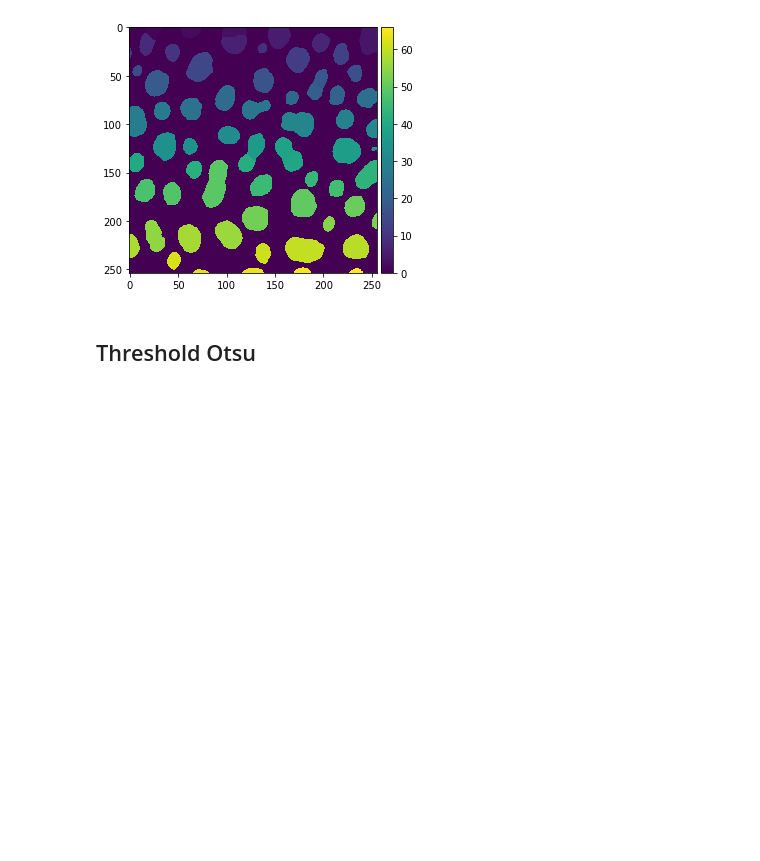
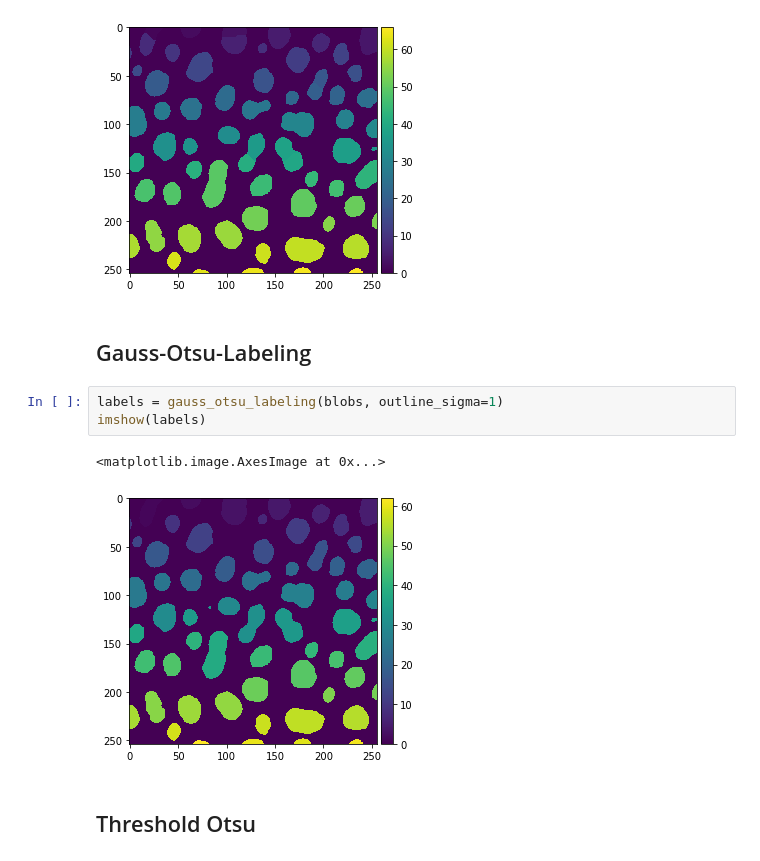
Before and after one commit to haesleinhuepf/napari-segment-blobs-and-things-with-membranes, a Jupyter notebook: docs/demo.ipynb, the cells around one changed output. Saved outputs shown, nothing was run; the diff lists cells and outputs as text; blank space fills up the shorter version.

Commit message:
added gauss-otsu-labeling

```diff
--- a/docs/demo.ipynb
+++ b/docs/demo.ipynb
@@ -16,6 +16,14 @@ imshow(labels)
 # %% [output]
 <matplotlib.image.AxesImage at 0x...>
 [figure]
+# %% [markdown]
+## Gauss-Otsu-Labeling
+# %%
+labels = gauss_otsu_labeling(blobs, outline_sigma=1)
+imshow(labels)
+# %% [output]
+<matplotlib.image.AxesImage at 0x...>
+[figure, added]
 # %% [markdown]
 ## Threshold Otsu
 # %%
```
Also changed, not shown: 2 other files.
